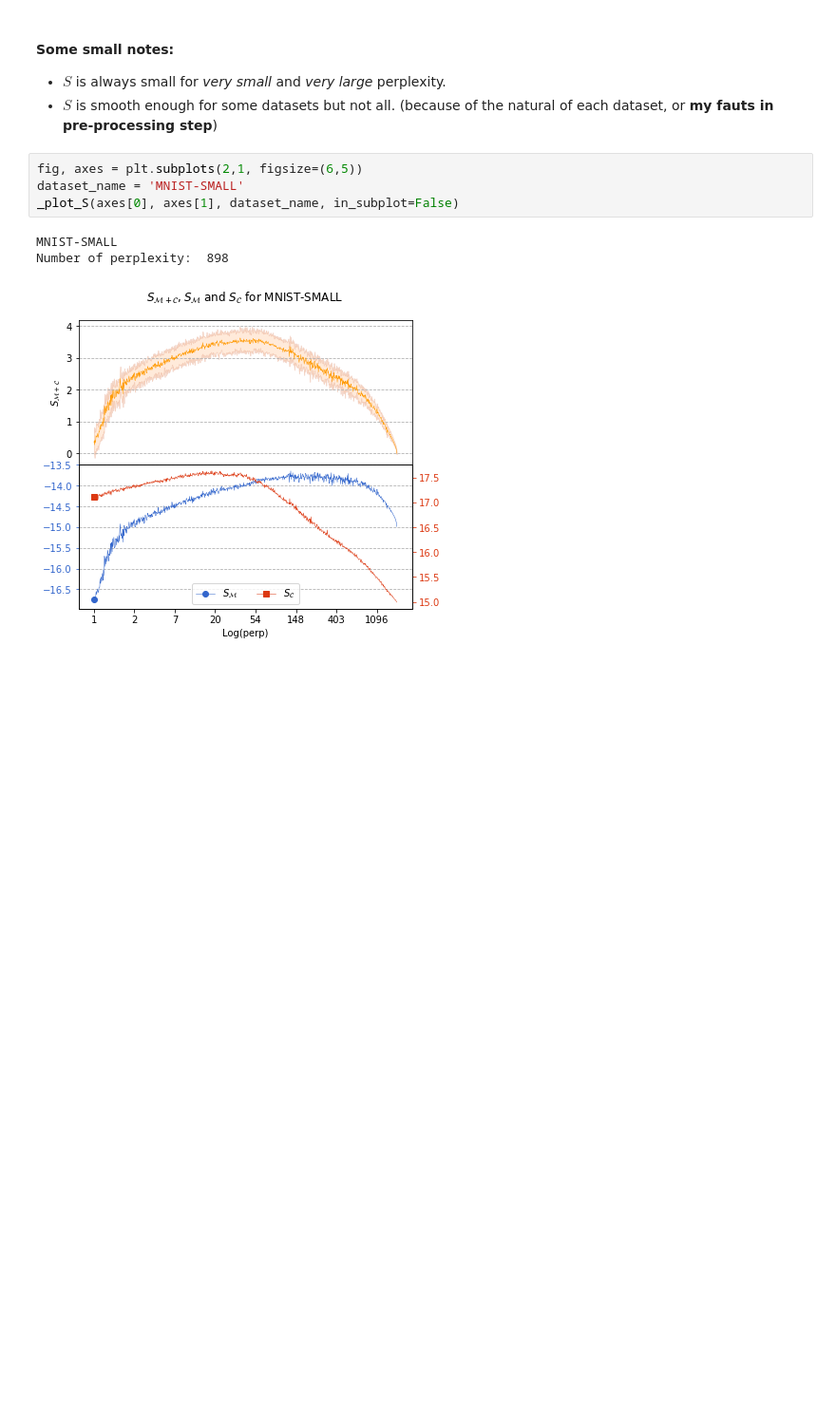
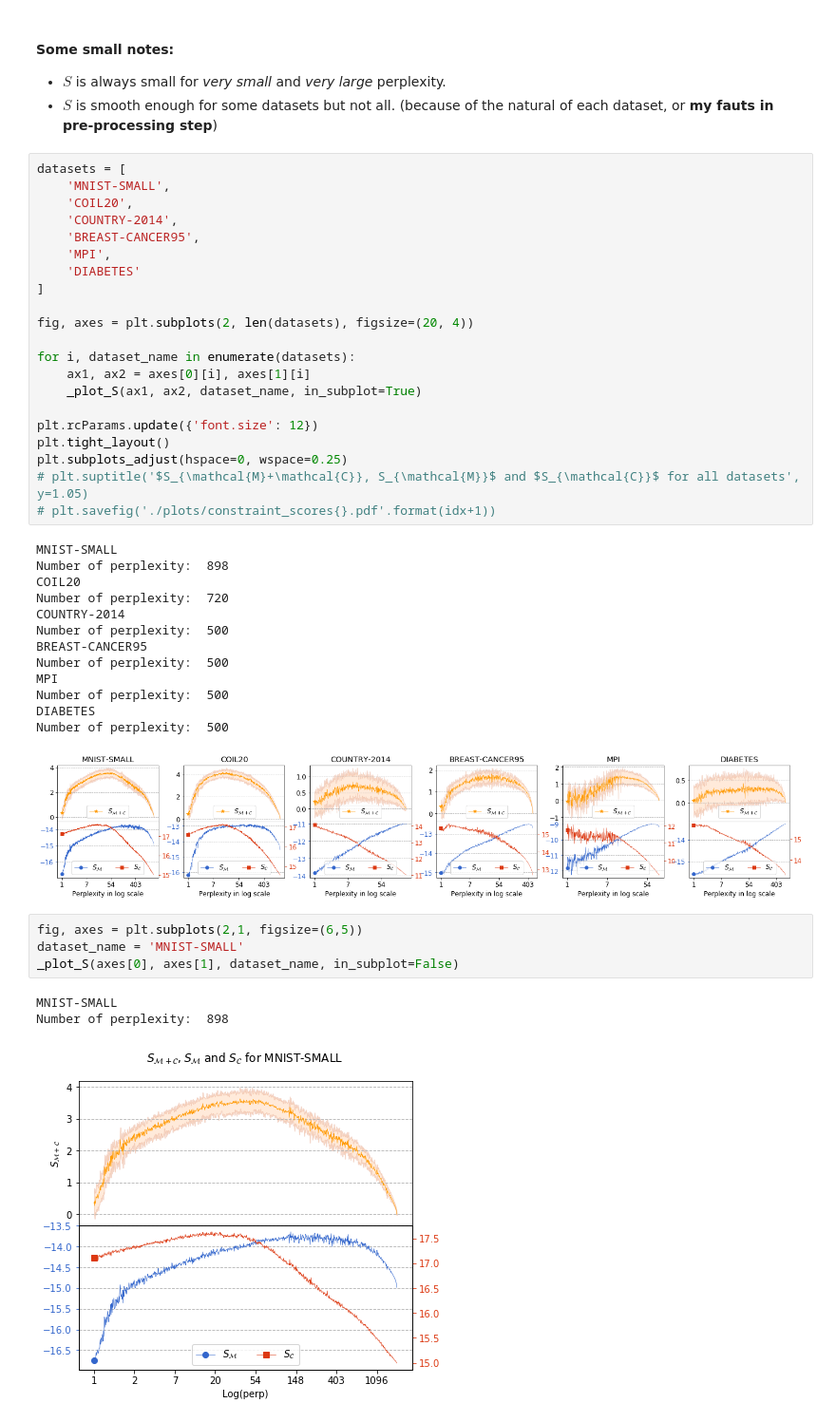
Before and after one commit to vu-minh/tsne_auto_perp_constraints, a Jupyter notebook: Constraint score by perplexity.ipynb, the cells around one changed output. Shown at 95% size. Cells and saved outputs as stored; diff of their text form; blank space fills up the shorter version.

```diff
--- a/Constraint score by perplexity.ipynb
+++ b/Constraint score by perplexity.ipynb
@@ -142,6 +144,41 @@ Number of perplexity:  500
 #### Some small notes:
 + $S$ is always small for _very small_ and _very large_ perplexity.
 + $S$ is smooth enough for some datasets but not all. (because of the natural of each dataset, or **my fauts in pre-processing step**)
+# %%
+datasets = [
+    'MNIST-SMALL',
+    'COIL20',
+    'COUNTRY-2014',
+    'BREAST-CANCER95',
+    'MPI',
+    'DIABETES'
+]
+
+fig, axes = plt.subplots(2, len(datasets), figsize=(20, 4))
+
+for i, dataset_name in enumerate(datasets):
+    ax1, ax2 = axes[0][i], axes[1][i]
+    _plot_S(ax1, ax2, dataset_name, in_subplot=True)
+
+plt.rcParams.update({'font.size': 12})
+plt.tight_layout()
+plt.subplots_adjust(hspace=0, wspace=0.25)
+# plt.suptitle('$S_{\mathcal{M}+\mathcal{C}}, S_{\mathcal{M}}$ and $S_{\mathcal{C}}$ for all datasets', y=1.05)
+# plt.savefig('./plots/constraint_scores{}.pdf'.format(idx+1))
+# %% [output]
+MNIST-SMALL
+Number of perplexity:  898
+COIL20
+Number of perplexity:  720
+COUNTRY-2014
+Number of perplexity:  500
+BREAST-CANCER95
+Number of perplexity:  500
+MPI
+Number of perplexity:  500
+DIABETES
+Number of perplexity:  500
+[figure, added]
 # %%
 fig, axes = plt.subplots(2,1, figsize=(6,5))
 dataset_name = 'MNIST-SMALL'
```
Also changed, not shown: parts of 3 cells of this notebook, 10 other files.
